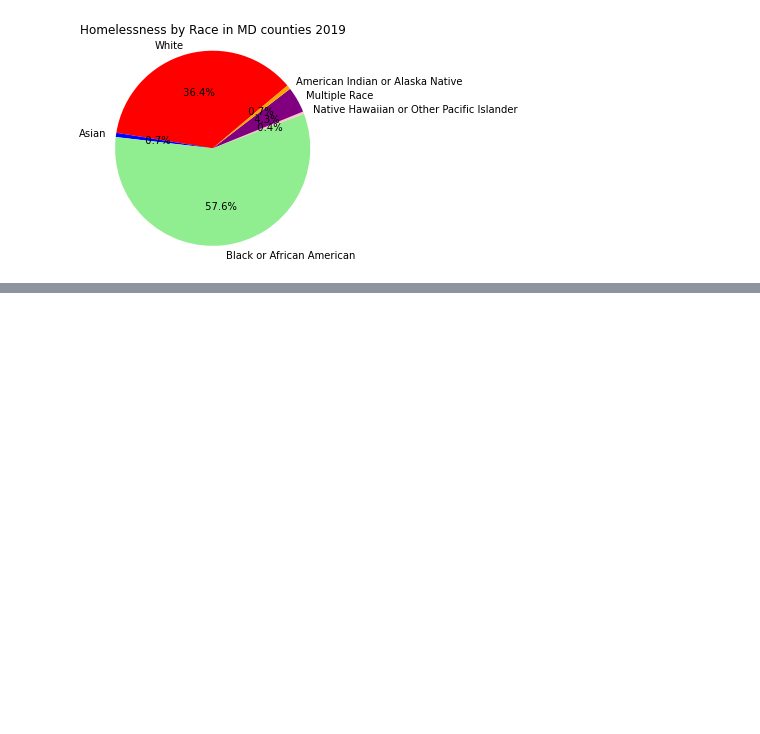
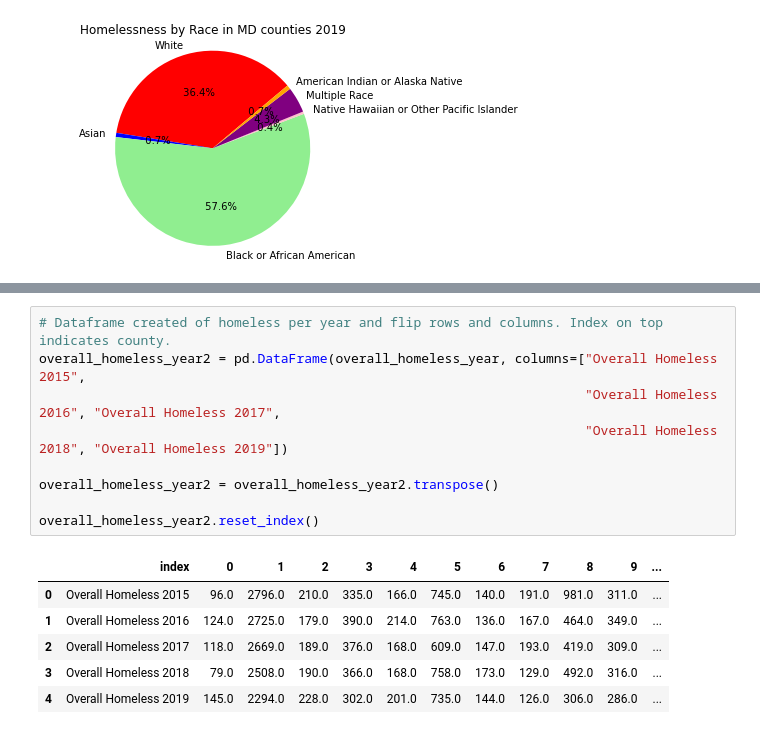
Before and after one commit to arieldunn/HomelessinMaryland, a Jupyter notebook: HomelessProjectMD.ipynb, the cells around one changed output, grey strips where cells are left out. Drawn from its saved outputs; the diff is of its cells as text; blank space fills up the shorter version.

```diff
--- a/HomelessProjectMD.ipynb
+++ b/HomelessProjectMD.ipynb
@@ -131,0 +187,16 @@ plt.show()
+# %%
+# Dataframe created of homeless per year and flip rows and columns. Index on top indicates county.
+overall_homeless_year2 = pd.DataFrame(overall_homeless_year, columns=["Overall Homeless 2015",
+                                                                      "Overall Homeless 2016", "Overall Homeless 2017",
+                                                                      "Overall Homeless 2018", "Overall Homeless 2019"])
+
+overall_homeless_year2 = overall_homeless_year2.transpose()
+
+overall_homeless_year2.reset_index()
+# %% [output]
+|  | index | 0 | 1 | 2 | 3 | 4 | 5 | 6 | 7 | 8 | 9 | ... |
+| 0 | Overall Homeless 2015 | 96.0 | 2796.0 | 210.0 | 335.0 | 166.0 | 745.0 | 140.0 | 191.0 | 981.0 | 311.0 | ... |
+| 1 | Overall Homeless 2016 | 124.0 | 2725.0 | 179.0 | 390.0 | 214.0 | 763.0 | 136.0 | 167.0 | 464.0 | 349.0 | ... |
+| 2 | Overall Homeless 2017 | 118.0 | 2669.0 | 189.0 | 376.0 | 168.0 | 609.0 | 147.0 | 193.0 | 419.0 | 309.0 | ... |
+| 3 | Overall Homeless 2018 | 79.0 | 2508.0 | 190.0 | 366.0 | 168.0 | 758.0 | 173.0 | 129.0 | 492.0 | 316.0 | ... |
+| 4 | Overall Homeless 2019 | 145.0 | 2294.0 | 228.0 | 302.0 | 201.0 | 735.0 | 144.0 | 126.0 | 306.0 | 286.0 | ... |
```
Also changed, not shown: parts of 5 cells of this notebook.
